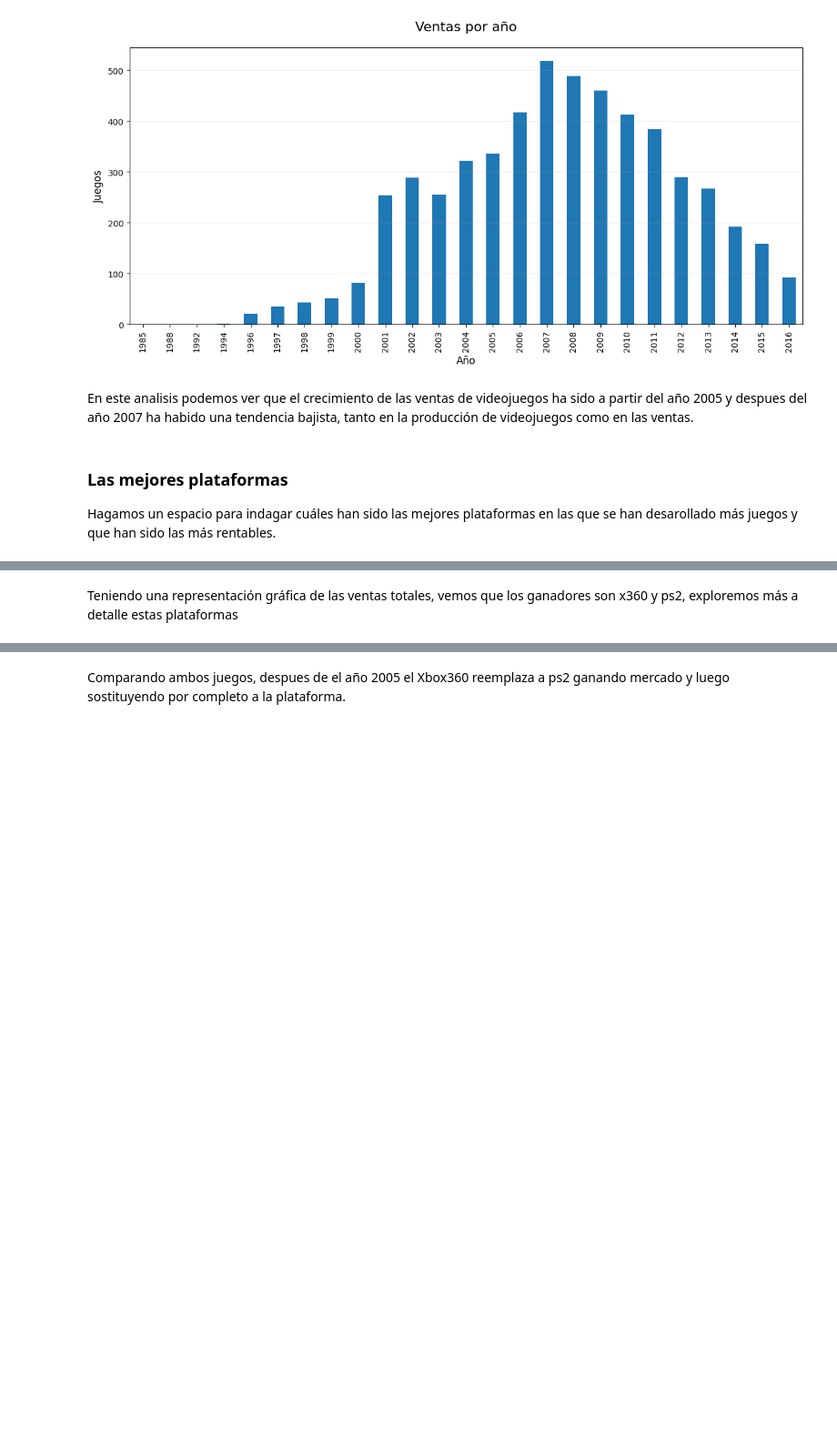
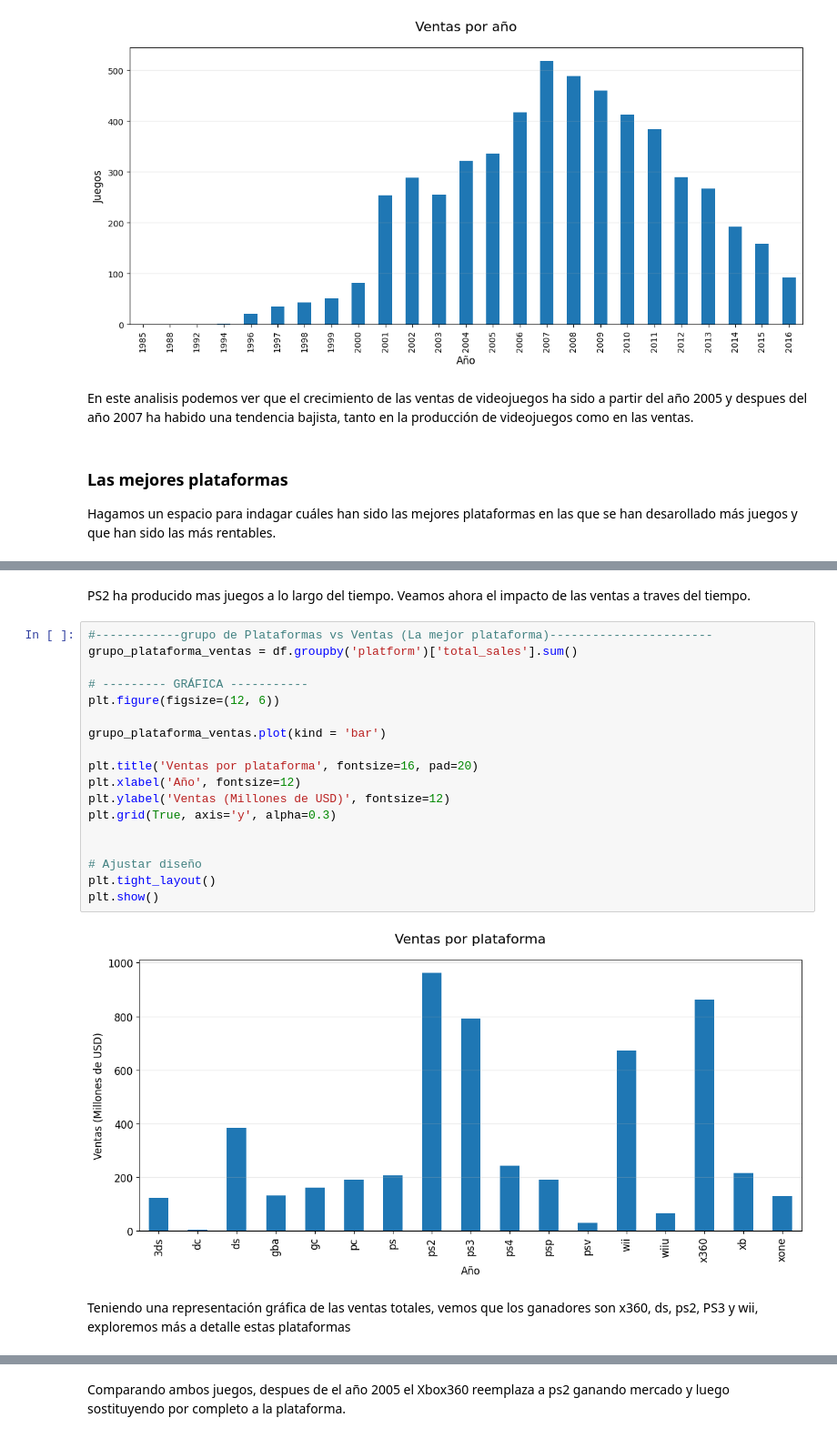
Before and after one commit to ma280113/TripleTen, a Jupyter notebook: strint_6_proyect/notebook.ipynb, the cells around one changed output, grey strips where cells are left out. Shown at 91% size. Cells and saved outputs as stored; diff of their text form; blank space fills up the shorter version.

```diff
--- a/strint_6_proyect/notebook.ipynb
+++ b/strint_6_proyect/notebook.ipynb
@@ -437,5 +437,28 @@ plt.show()
+# %% [markdown]
+PS2 ha producido mas juegos a lo largo del tiempo.
+Veamos ahora el impacto de las ventas a traves del tiempo.
+# %%
+#------------grupo de Plataformas vs Ventas (La mejor plataforma)-----------------------
+grupo_plataforma_ventas = df.groupby('platform')['total_sales'].sum()
+
+# --------- GRÁFICA -----------
+plt.figure(figsize=(12, 6))
+
+grupo_plataforma_ventas.plot(kind = 'bar')
+
+plt.title('Ventas por plataforma', fontsize=16, pad=20)
+plt.xlabel('Año', fontsize=12)
+plt.ylabel('Ventas (Millones de USD)', fontsize=12)
+plt.grid(True, axis='y', alpha=0.3)
+
+
+# Ajustar diseño
+plt.tight_layout()
+plt.show()
+# %% [output]
+[figure, added]
 # %% [markdown]
-Teniendo una representación gráfica de las ventas totales, vemos que los ganadores son x360 y ps2, exploremos más a detalle estas plataformas
+Teniendo una representación gráfica de las ventas totales, vemos que los ganadores son x360, ds, ps2, PS3 y wii, exploremos más a detalle estas plataformas
 # %%
 
 data_mayor_sales = df[df['platform'].isin(['x360', 'ps2'])]
```
Also changed, not shown: parts of 5 cells of this notebook, 17 other files.
